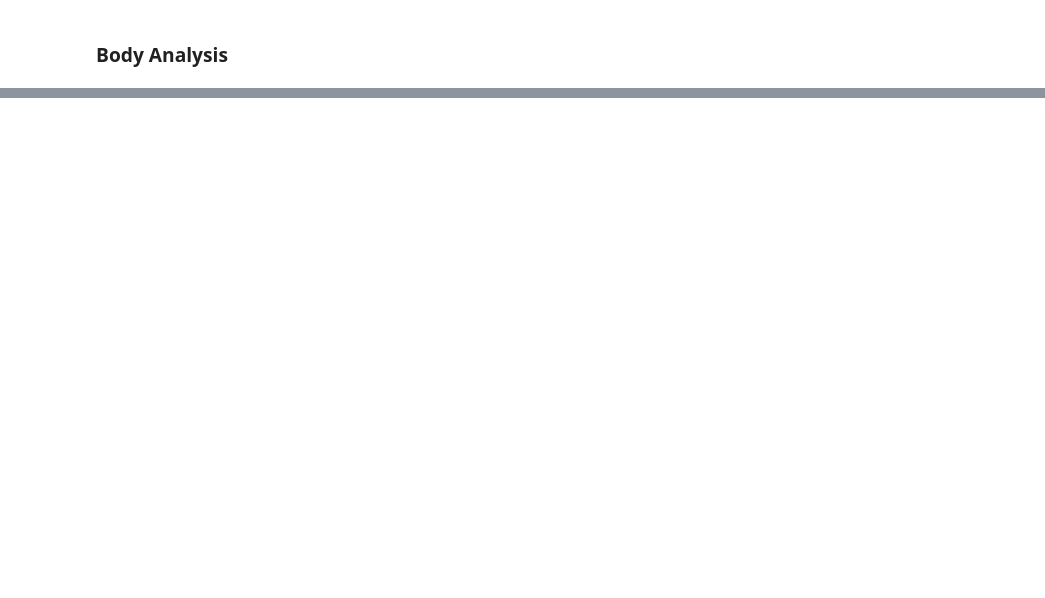
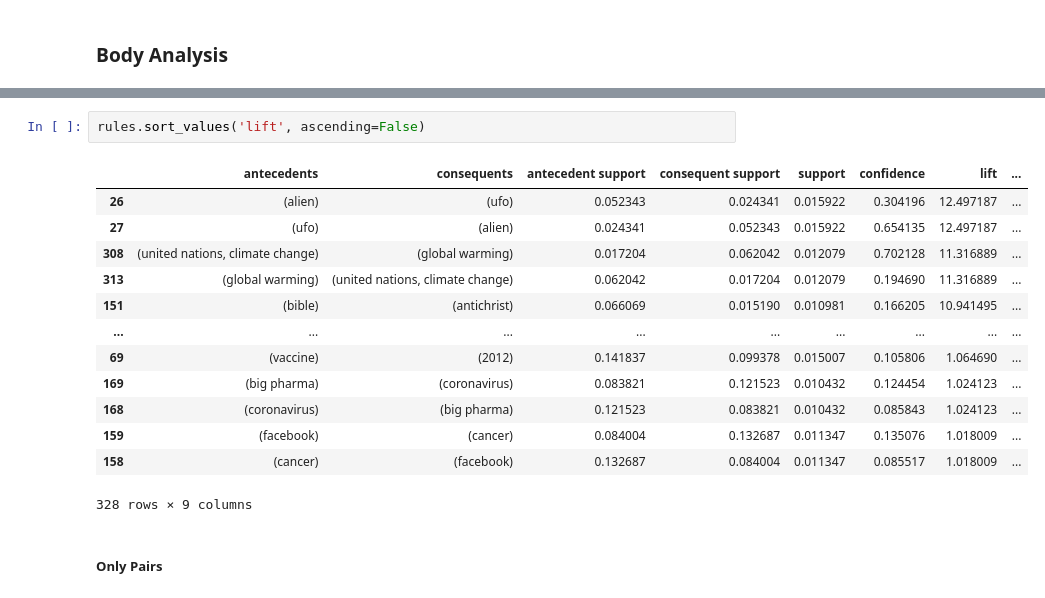
Before and after one commit to ldtcooper/conspiracy-network, a Jupyter notebook: notebook.ipynb, the cells around one changed output, grey strips where cells are left out. Drawn from its saved outputs; the diff is of its cells as text; blank space fills up the shorter version.

```diff
--- a/notebook.ipynb
+++ b/notebook.ipynb
@@ -190,0 +294,18 @@ make_word_cloud(body_counts)
+# %%
+rules.sort_values('lift', ascending=False)
+# %% [output]
+|  | antecedents | consequents | antecedent support | consequent support | support | confidence | lift | ... |
+| 26 | (alien) | (ufo) | 0.052343 | 0.024341 | 0.015922 | 0.304196 | 12.497187 | ... |
+| 27 | (ufo) | (alien) | 0.024341 | 0.052343 | 0.015922 | 0.654135 | 12.497187 | ... |
+| 308 | (united nations, climate change) | (global warming) | 0.017204 | 0.062042 | 0.012079 | 0.702128 | 11.316889 | ... |
+| 313 | (global warming) | (united nations, climate change) | 0.062042 | 0.017204 | 0.012079 | 0.194690 | 11.316889 | ... |
+| 151 | (bible) | (antichrist) | 0.066069 | 0.015190 | 0.010981 | 0.166205 | 10.941495 | ... |
+| ... | ... | ... | ... | ... | ... | ... | ... | ... |
+| 69 | (vaccine) | (2012) | 0.141837 | 0.099378 | 0.015007 | 0.105806 | 1.064690 | ... |
+| 169 | (big pharma) | (coronavirus) | 0.083821 | 0.121523 | 0.010432 | 0.124454 | 1.024123 | ... |
+| 168 | (coronavirus) | (big pharma) | 0.121523 | 0.083821 | 0.010432 | 0.085843 | 1.024123 | ... |
+| 159 | (facebook) | (cancer) | 0.084004 | 0.132687 | 0.011347 | 0.135076 | 1.018009 | ... |
+| 158 | (cancer) | (facebook) | 0.132687 | 0.084004 | 0.011347 | 0.085517 | 1.018009 | ... |
+328 rows × 9 columns
+# %% [markdown]
+##### Only Pairs
```
Also changed, not shown: parts of 50 cells of this notebook, 2 other files.
